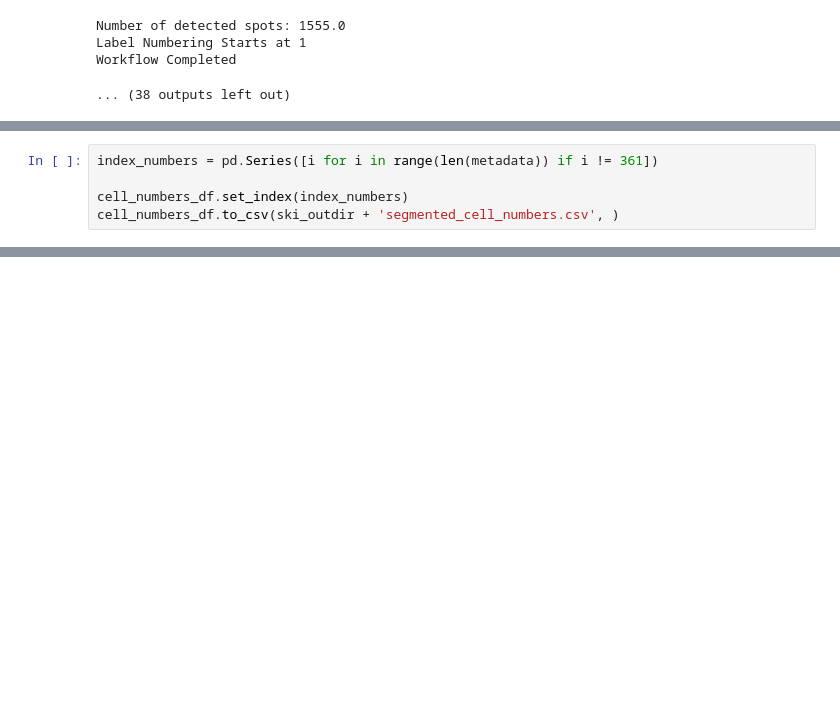
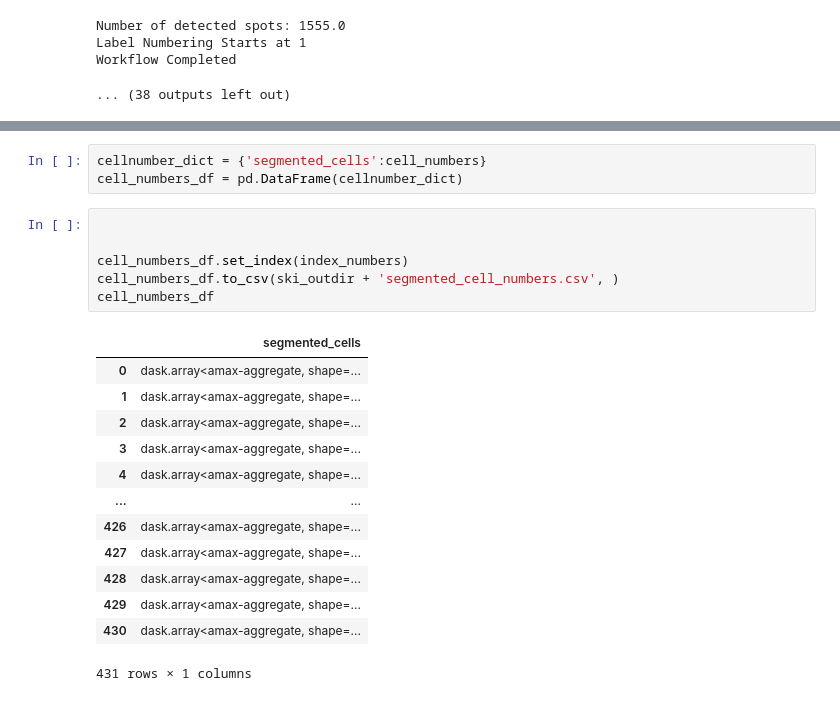
Before and after one commit to lukasz-migas/napari-clusters-plotter, a Jupyter notebook: docs/Timelapse Processing.ipynb, the cells around one changed output, grey strips where cells are left out. Drawn from its saved outputs; the diff is of its cells as text; blank space fills up the shorter version.

```diff
--- a/docs/Timelapse Processing.ipynb
+++ b/docs/Timelapse Processing.ipynb
@@ -220,5 +192,0 @@ cell_numbers_df = pd.DataFrame(cellnumber_dict)
-# %%
-index_numbers = pd.Series([i for i in range(len(metadata)) if i != 361])
-
-cell_numbers_df.set_index(index_numbers)
-cell_numbers_df.to_csv(ski_outdir + 'segmented_cell_numbers.csv', )
@@ -238,0 +217,23 @@ cell_numbers_df.to_csv(ski_outdir + 'segmented_cell_numbers.csv', )
+# %%
+cellnumber_dict = {'segmented_cells':cell_numbers}
+cell_numbers_df = pd.DataFrame(cellnumber_dict)
+# %%
+
+
+cell_numbers_df.set_index(index_numbers)
+cell_numbers_df.to_csv(ski_outdir + 'segmented_cell_numbers.csv', )
+cell_numbers_df
+# %% [output]
+|  | segmented_cells |
+| 0 | dask.array<amax-aggregate, shape=... |
+| 1 | dask.array<amax-aggregate, shape=... |
+| 2 | dask.array<amax-aggregate, shape=... |
+| 3 | dask.array<amax-aggregate, shape=... |
+| 4 | dask.array<amax-aggregate, shape=... |
+| ... | ... |
+| 426 | dask.array<amax-aggregate, shape=... |
+| 427 | dask.array<amax-aggregate, shape=... |
+| 428 | dask.array<amax-aggregate, shape=... |
+| 429 | dask.array<amax-aggregate, shape=... |
+| 430 | dask.array<amax-aggregate, shape=... |
+431 rows × 1 columns
```
Also changed, not shown: parts of 24 cells of this notebook, 4 other files.
